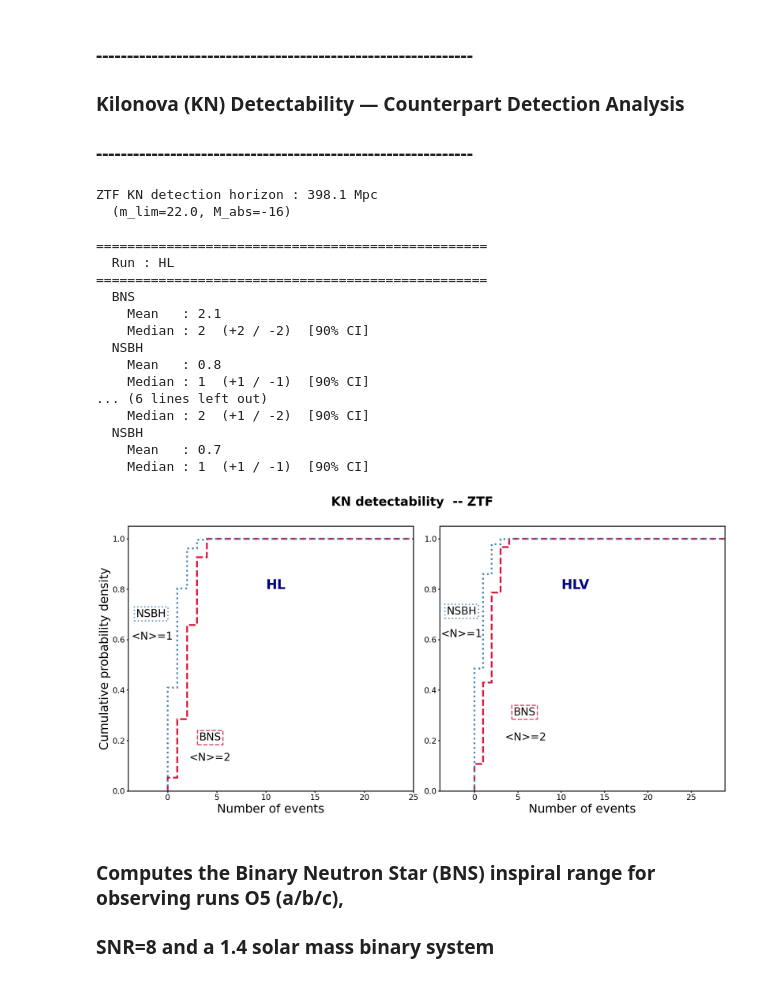
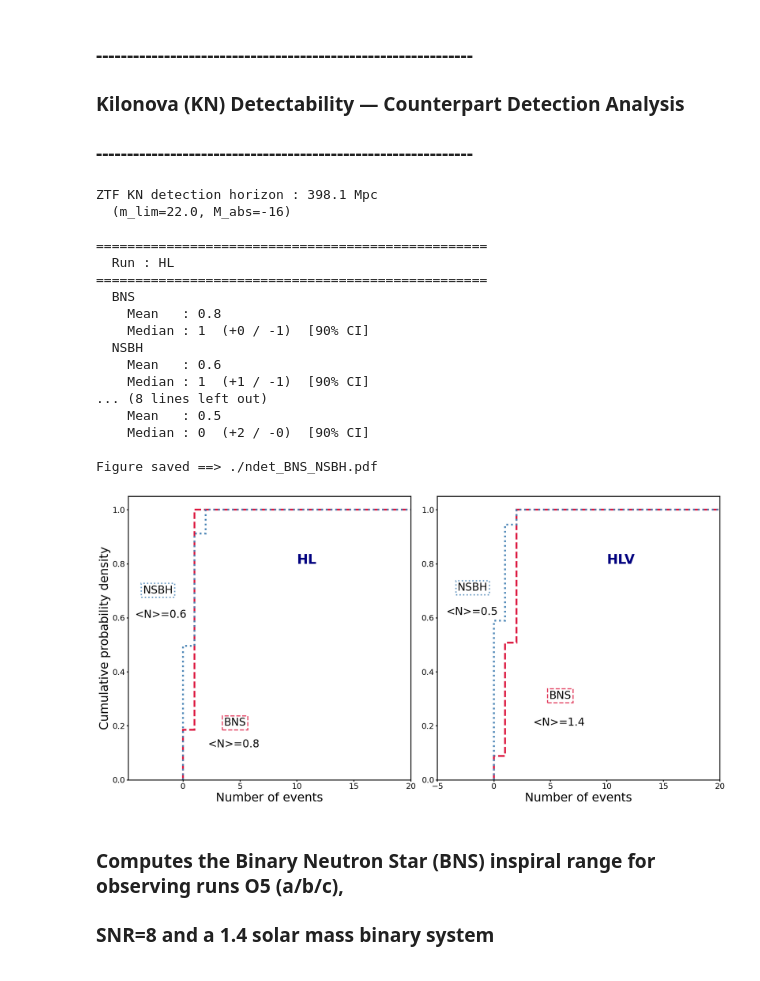
Before and after one commit to weizmannk/cbc-population-distributions, a Jupyter notebook: scripts/quick_start.ipynb, the cells around one changed output. Cells and saved outputs as stored; diff of their text form; code cells hidden in the pictures.

```diff
--- a/scripts/quick_start.ipynb
+++ b/scripts/quick_start.ipynb
@@ -1396,8 +1435,8 @@ TELESCOPES = {
 COMMON = dict(
     datapath="../data/runs/IR1",
     run_names=["HL", "HLV"],
-    Number_BNS={"HL": 4, "HLV": 4},
-    Number_NSBH={"HL": 6, "HLV": 6},
+    Number_BNS={"HL": 1, "HLV": 2},
+    Number_NSBH={"HL": 2, "HLV": 2},
     ns_max_mass=3.0,
     n_realizations=100_000,
     seed=42,
@@ -1410,38 +1449,38 @@ COMMON = dict(
 # %%
 # Run the analysis
 for telescope, cfg in TELESCOPES.items():
     if telescope == "ZTF":
         results, d_max = run_analysis(
             **COMMON,
             **cfg,
             telescope_name=telescope,
         )
         plot_results(
             results,
             run_names=COMMON["run_names"],
             telescope_name=telescope,
-            outdir=None,
+            outdir="./",
             show=True,
         )
 # %% [output]
 ZTF KN detection horizon : 398.1 Mpc
   (m_lim=22.0, M_abs=-16)
 
 ==================================================
   Run : HL
 ==================================================
   BNS
-    Mean   : 2.1
-    Median : 2  (+2 / -2)  [90% CI]
+    Mean   : 0.8
+    Median : 1  (+0 / -1)  [90% CI]
   NSBH
-    Mean   : 0.8
+    Mean   : 0.6
     Median : 1  (+1 / -1)  [90% CI]
-... (6 lines left out)
-    Median : 2  (+1 / -2)  [90% CI]
-  NSBH
-    Mean   : 0.7
-    Median : 1  (+1 / -1)  [90% CI]
+... (8 lines left out)
+    Mean   : 0.5
+    Median : 0  (+2 / -0)  [90% CI]
+
+Figure saved ==> ./ndet_BNS_NSBH.pdf
-[figure, old version]
+[figure, new version]
 # %% [markdown]
 ###  Computes the Binary Neutron Star (BNS) inspiral range for observing runs O5 (a/b/c),
 
```
Also changed, not shown: parts of 8 cells of this notebook, 22 other files.
